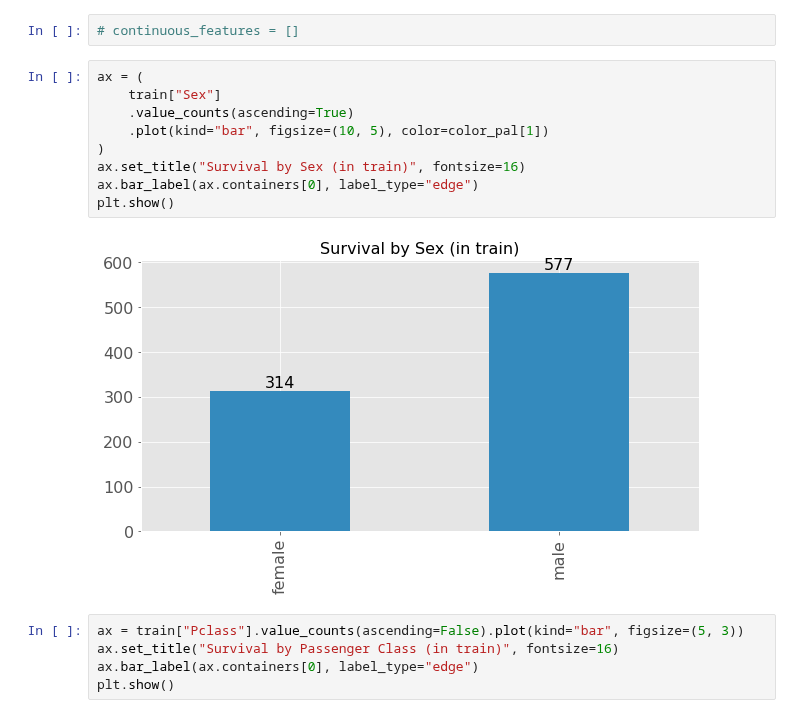
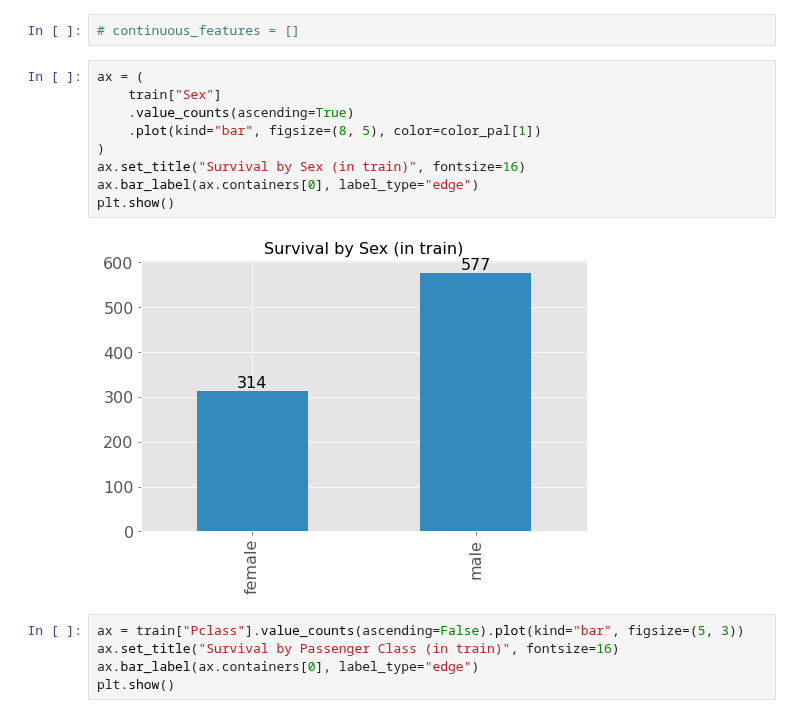
Before and after one commit to melling/ml-kaggle-titanic, a Jupyter notebook: logistic-regression-series.ipynb, the cells around one changed output. Saved outputs shown, nothing was run; the diff lists cells and outputs as text.

```diff
--- a/logistic-regression-series.ipynb
+++ b/logistic-regression-series.ipynb
@@ -228,14 +228,14 @@ Index(['PassengerId', 'Survived', 'Pclass', 'Name', 'Sex', 'Age', 'SibSp',
 # %%
 ax = (
     train["Sex"]
     .value_counts(ascending=True)
-    .plot(kind="bar", figsize=(10, 5), color=color_pal[1])
+    .plot(kind="bar", figsize=(8, 5), color=color_pal[1])
 )
 ax.set_title("Survival by Sex (in train)", fontsize=16)
 ax.bar_label(ax.containers[0], label_type="edge")
 plt.show()
 # %% [output]
-[figure, old version]
+[figure, new version]
 # %%
 ax = train["Pclass"].value_counts(ascending=False).plot(kind="bar", figsize=(5, 3))
 ax.set_title("Survival by Passenger Class (in train)", fontsize=16)
```
Also changed, not shown: parts of 27 cells of this notebook.
